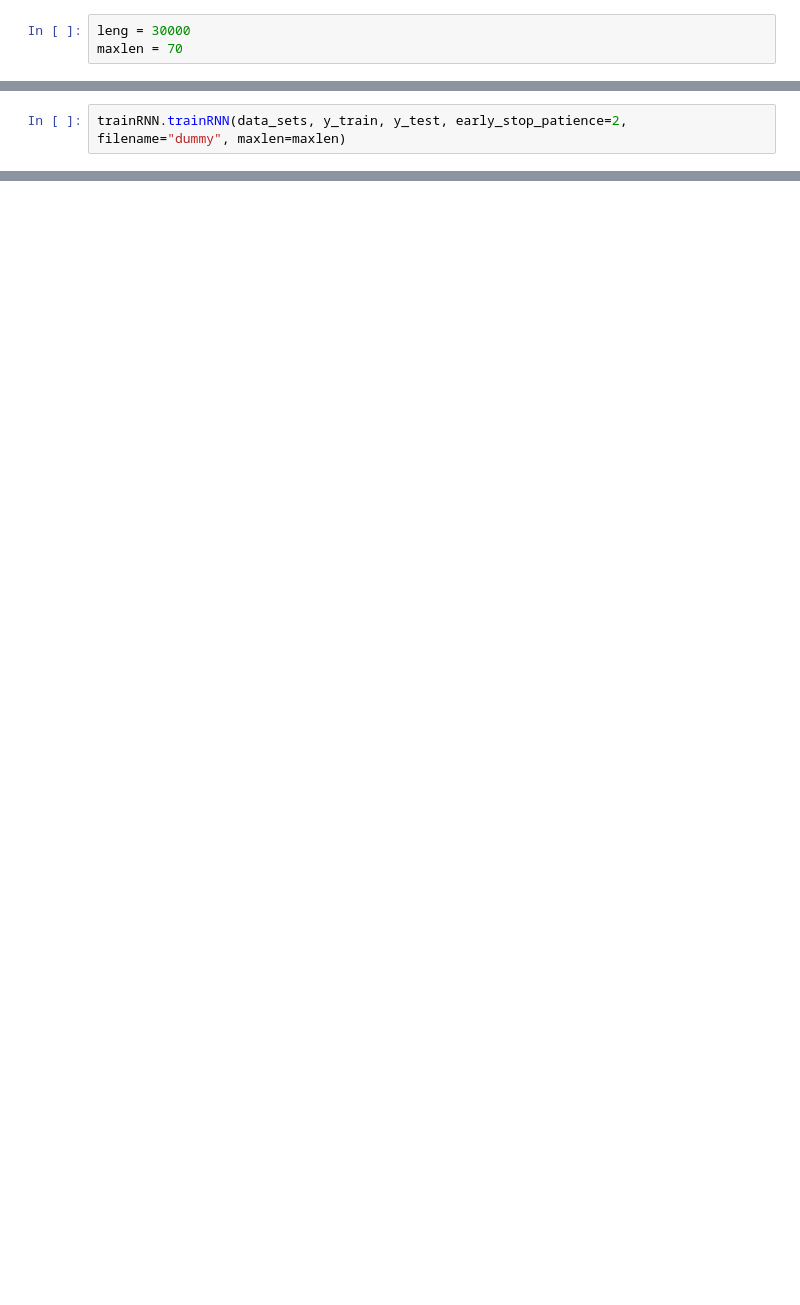
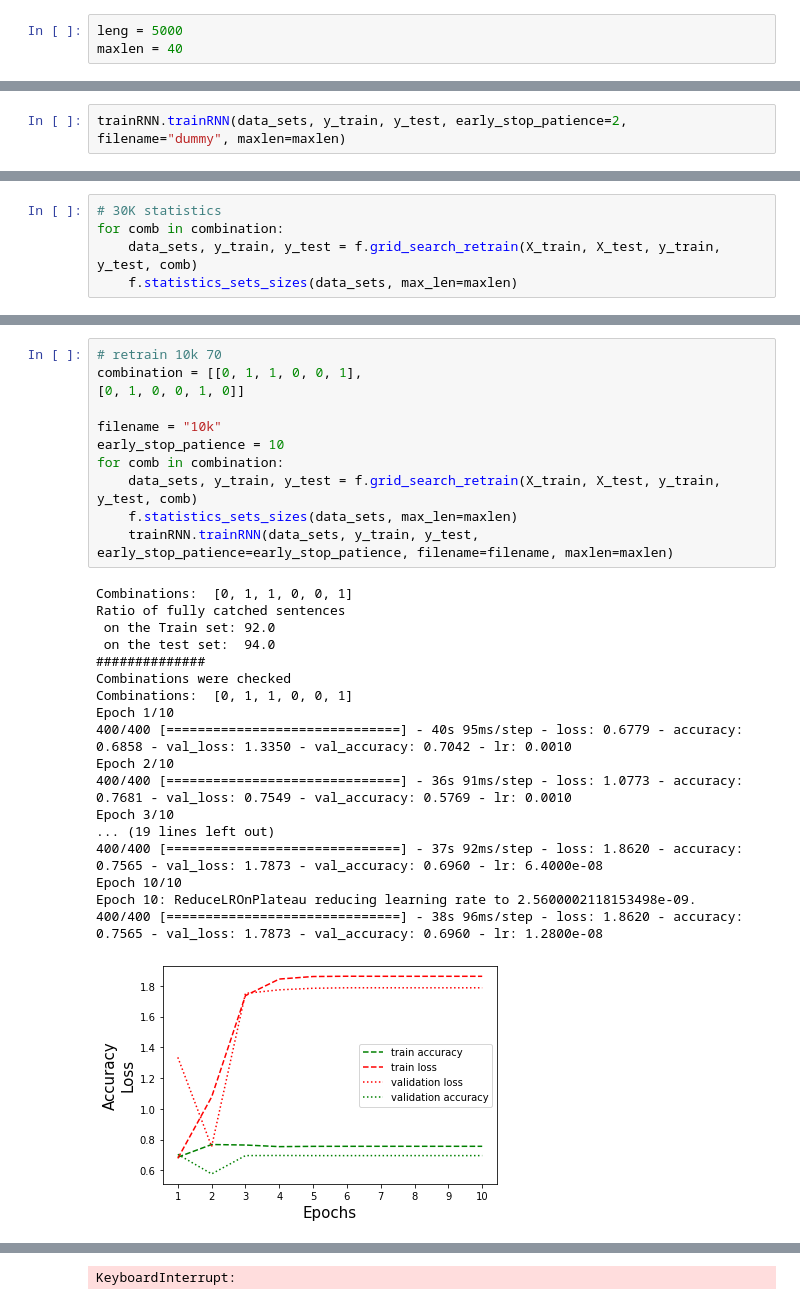
Before and after one commit to csipapicsa/2ndYearProject-NLP, a Jupyter notebook: LSTM Model.ipynb, the cells around one changed output, grey strips where cells are left out. Drawn from its saved outputs; the diff is of its cells as text; blank space fills up the shorter version.

```diff
--- a/LSTM Model.ipynb
+++ b/LSTM Model.ipynb
@@ -47,8 +47,8 @@ Below variables defining:
 - leng = how many sentence will be used for the training
 - maxlen = maximum length of words in each sentences both in the training and test data
 # %%
-leng = 30000
-maxlen = 70
+leng = 5000
+maxlen = 40
 # %%
 # read in train and test data
 
@@ -128,0 +238,5 @@ Epoch 1/10
+# %%
+# 30K statistics
+for comb in combination:
+    data_sets, y_train, y_test = f.grid_search_retrain(X_train, X_test, y_train, y_test, comb)
+    f.statistics_sets_sizes(data_sets, max_len=maxlen)
@@ -128,0 +261,30 @@ Epoch 1/10
+# %%
+# retrain 10k 70
+combination = [[0, 1, 1, 0, 0, 1],
+[0, 1, 0, 0, 1, 0]]
+
+filename = "10k"
+early_stop_patience = 10
+for comb in combination:
+    data_sets, y_train, y_test = f.grid_search_retrain(X_train, X_test, y_train, y_test, comb)
+    f.statistics_sets_sizes(data_sets, max_len=maxlen)
+    trainRNN.trainRNN(data_sets, y_train, y_test, early_stop_patience=early_stop_patience, filename=filename, maxlen=maxlen)
+# %% [output]
+Combinations:  [0, 1, 1, 0, 0, 1]
+Ratio of fully catched sentences
+ on the Train set: 92.0
+ on the test set:  94.0
+##############
+Combinations were checked
+Combinations:  [0, 1, 1, 0, 0, 1]
+Epoch 1/10
+400/400 [==============================] - 40s 95ms/step - loss: 0.6779 - accuracy: 0.6858 - val_loss: 1.3350 - val_accuracy: 0.7042 - lr: 0.0010
+Epoch 2/10
+400/400 [==============================] - 36s 91ms/step - loss: 1.0773 - accuracy: 0.7681 - val_loss: 0.7549 - val_accuracy: 0.5769 - lr: 0.0010
+Epoch 3/10
+... (19 lines left out)
+400/400 [==============================] - 37s 92ms/step - loss: 1.8620 - accuracy: 0.7565 - val_loss: 1.7873 - val_accuracy: 0.6960 - lr: 6.4000e-08
+Epoch 10/10
+Epoch 10: ReduceLROnPlateau reducing learning rate to 2.5600002118153498e-09.
+400/400 [==============================] - 38s 96ms/step - loss: 1.8620 - accuracy: 0.7565 - val_loss: 1.7873 - val_accuracy: 0.6960 - lr: 1.2800e-08
+[figure, added]
@@ -128,0 +308 @@ Epoch 1/10
+KeyboardInterrupt:
```
Also changed, not shown: parts of 11 cells of this notebook, 5 other files.
